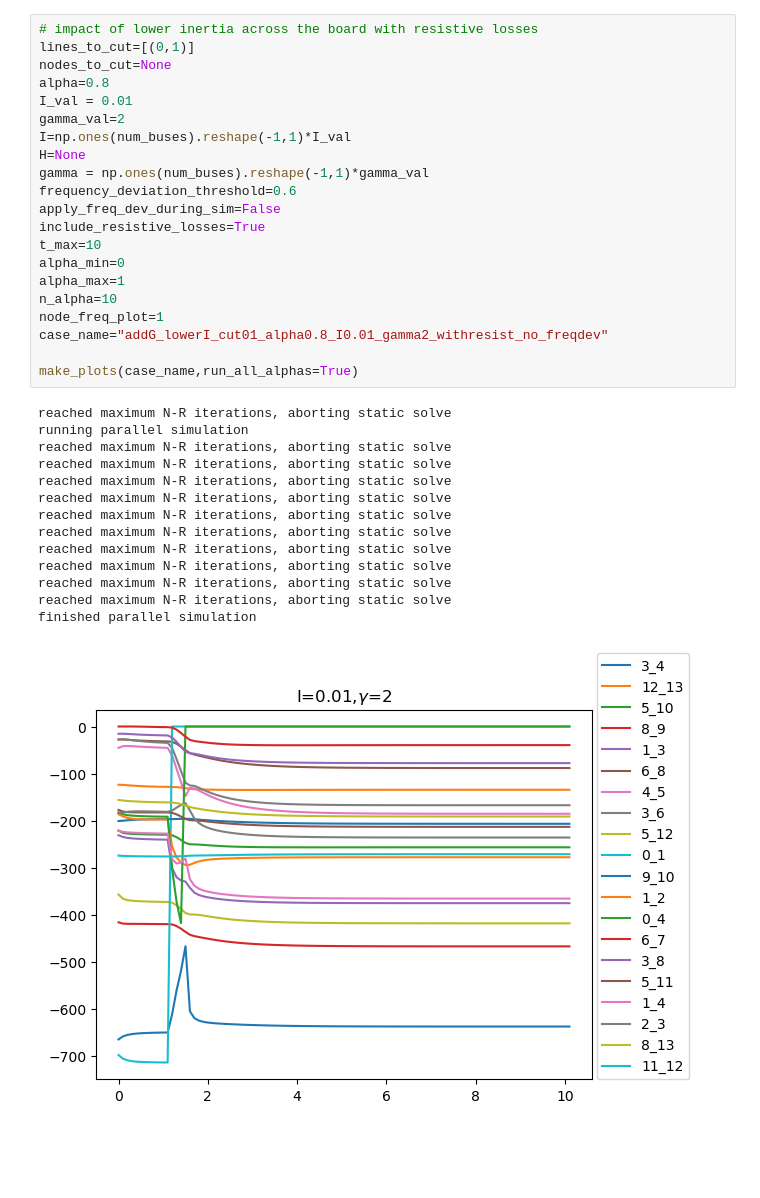
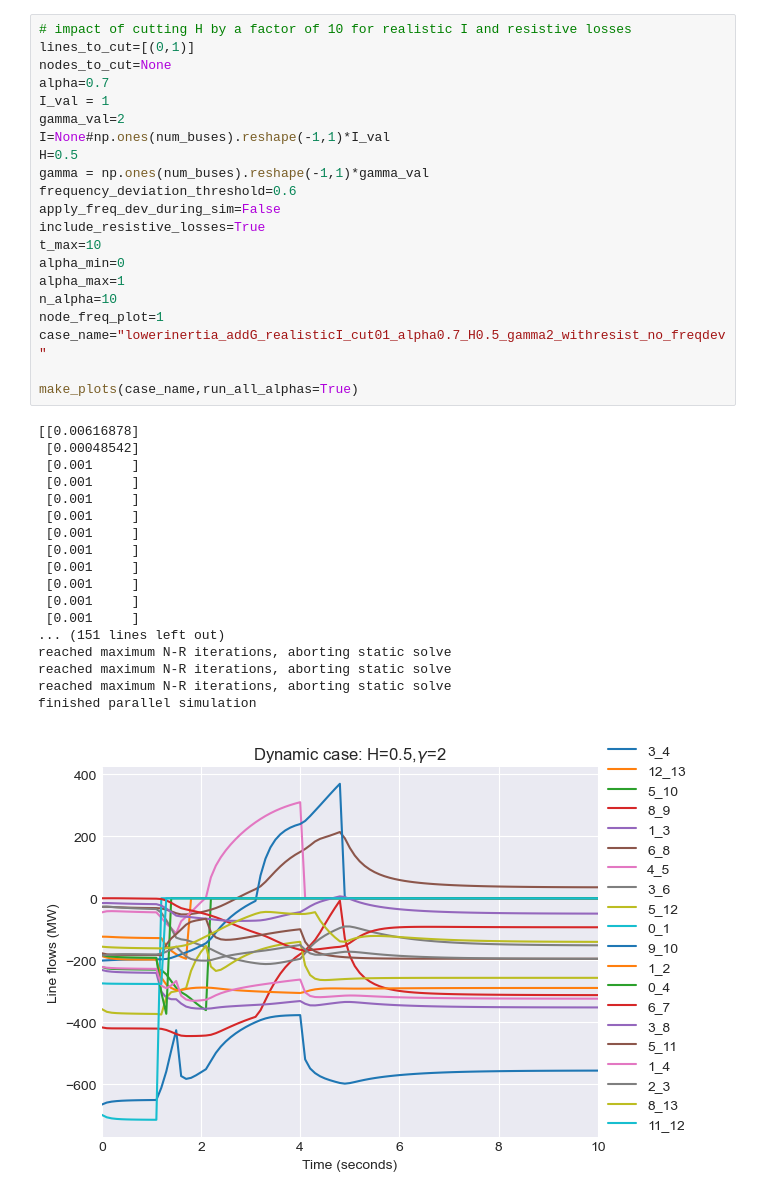
Before and after one commit to gmantegna/modeling-cascading-failure, a Jupyter notebook: notebooks/test case.ipynb, the cells around one changed output. Cells and saved outputs as stored; diff of their text form; blank space fills up the shorter version.

```diff
--- a/notebooks/test case.ipynb
+++ b/notebooks/test case.ipynb
@@ -425,36 +333,40 @@ finished parallel simulation
 # %%
-# impact of lower inertia across the board with resistive losses
+# impact of cutting H by a factor of 10 for realistic I and resistive losses
 lines_to_cut=[(0,1)]
 nodes_to_cut=None
-alpha=0.8
-I_val = 0.01
+alpha=0.7
+I_val = 1
 gamma_val=2
-I=np.ones(num_buses).reshape(-1,1)*I_val
-H=None
+I=None#np.ones(num_buses).reshape(-1,1)*I_val
+H=0.5
 gamma = np.ones(num_buses).reshape(-1,1)*gamma_val
 frequency_deviation_threshold=0.6
 apply_freq_dev_during_sim=False
 include_resistive_losses=True
 t_max=10
 alpha_min=0
 alpha_max=1
 n_alpha=10
 node_freq_plot=1
-case_name="addG_lowerI_cut01_alpha0.8_I0.01_gamma2_withresist_no_freqdev"
+case_name="lowerinertia_addG_realisticI_cut01_alpha0.7_H0.5_gamma2_withresist_no_freqdev"
 
 make_plots(case_name,run_all_alphas=True)
 # %% [output]
-reached maximum N-R iterations, aborting static solve
-running parallel simulation
-reached maximum N-R iterations, aborting static solve
-reached maximum N-R iterations, aborting static solve
-reached maximum N-R iterations, aborting static solve
-reached maximum N-R iterations, aborting static solve
-reached maximum N-R iterations, aborting static solve
-reached maximum N-R iterations, aborting static solve
-reached maximum N-R iterations, aborting static solve
+[[0.00616878]
+ [0.00048542]
+ [0.001     ]
+ [0.001     ]
+ [0.001     ]
+ [0.001     ]
+ [0.001     ]
+ [0.001     ]
+ [0.001     ]
+ [0.001     ]
+ [0.001     ]
+ [0.001     ]
+... (151 lines left out)
 reached maximum N-R iterations, aborting static solve
 reached maximum N-R iterations, aborting static solve
 reached maximum N-R iterations, aborting static solve
 finished parallel simulation
-[figure, old version]
+[figure, new version]
```
Also changed, not shown: parts of 14 cells of this notebook.
